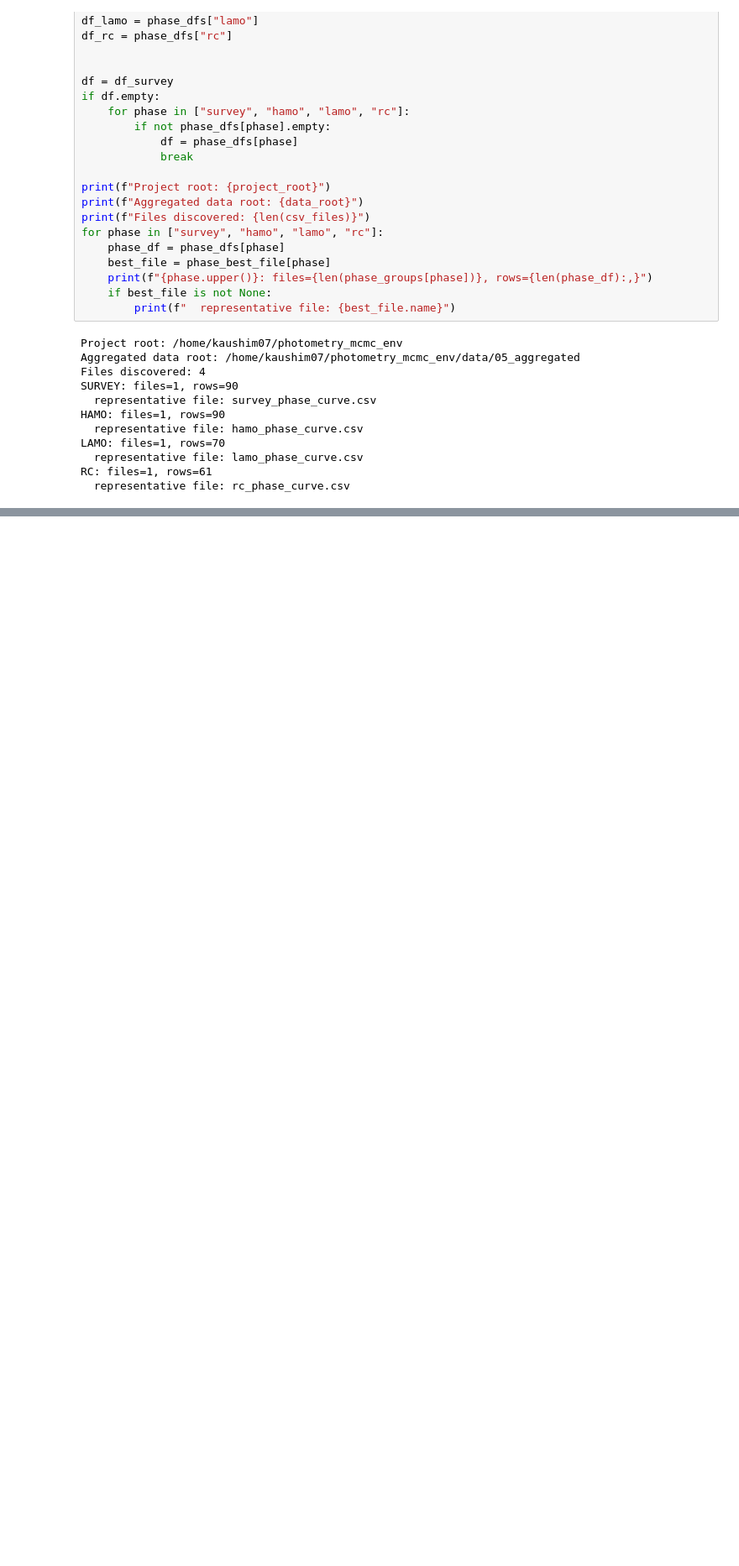
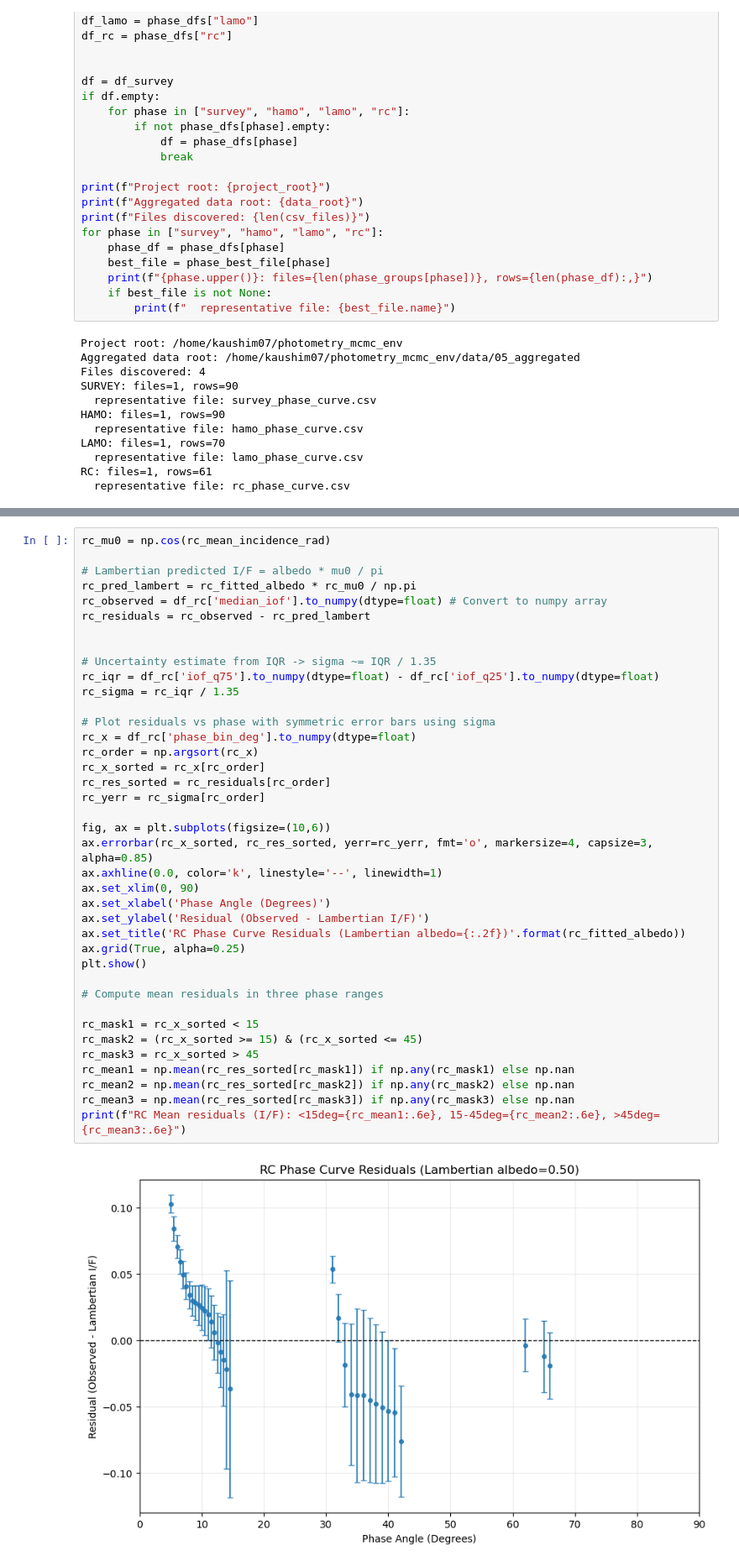
Before and after one commit to kaushikmastro/PhotometryPipeline, a Jupyter notebook: notebooks/Lambertian_baseline_fit.ipynb, the cells around one changed output, grey strips where cells are left out. Shown at 84% size. Cells and saved outputs as stored; diff of their text form; blank space fills up the shorter version.

Commit message:
feat: complete Lambertian baseline analysis and prove necessity of Lommel-Seeliger disk correction

```diff
--- a/notebooks/Lambertian_baseline_fit.ipynb
+++ b/notebooks/Lambertian_baseline_fit.ipynb
@@ -151,0 +153,41 @@ NameError: name 'predicted' is not defined
+# %%
+rc_mu0 = np.cos(rc_mean_incidence_rad)
+
+# Lambertian predicted I/F = albedo * mu0 / pi
+rc_pred_lambert = rc_fitted_albedo * rc_mu0 / np.pi
+rc_observed = df_rc['median_iof'].to_numpy(dtype=float) # Convert to numpy array
+rc_residuals = rc_observed - rc_pred_lambert
+
+
+# Uncertainty estimate from IQR -> sigma ~= IQR / 1.35
+rc_iqr = df_rc['iof_q75'].to_numpy(dtype=float) - df_rc['iof_q25'].to_numpy(dtype=float)
+rc_sigma = rc_iqr / 1.35
+
+# Plot residuals vs phase with symmetric error bars using sigma
+rc_x = df_rc['phase_bin_deg'].to_numpy(dtype=float)
+rc_order = np.argsort(rc_x)
+rc_x_sorted = rc_x[rc_order]
+rc_res_sorted = rc_residuals[rc_order]
+rc_yerr = rc_sigma[rc_order]
+
+fig, ax = plt.subplots(figsize=(10,6))
+ax.errorbar(rc_x_sorted, rc_res_sorted, yerr=rc_yerr, fmt='o', markersize=4, capsize=3, alpha=0.85)
+ax.axhline(0.0, color='k', linestyle='--', linewidth=1)
+ax.set_xlim(0, 90)
+ax.set_xlabel('Phase Angle (Degrees)')
+ax.set_ylabel('Residual (Observed - Lambertian I/F)')
+ax.set_title('RC Phase Curve Residuals (Lambertian albedo={:.2f})'.format(rc_fitted_albedo))
+ax.grid(True, alpha=0.25)
+plt.show()
+
+# Compute mean residuals in three phase ranges
+
+rc_mask1 = rc_x_sorted < 15
+rc_mask2 = (rc_x_sorted >= 15) & (rc_x_sorted <= 45)
+rc_mask3 = rc_x_sorted > 45
+rc_mean1 = np.mean(rc_res_sorted[rc_mask1]) if np.any(rc_mask1) else np.nan
+rc_mean2 = np.mean(rc_res_sorted[rc_mask2]) if np.any(rc_mask2) else np.nan
+rc_mean3 = np.mean(rc_res_sorted[rc_mask3]) if np.any(rc_mask3) else np.nan
+print(f"RC Mean residuals (I/F): <15deg={rc_mean1:.6e}, 15-45deg={rc_mean2:.6e}, >45deg={rc_mean3:.6e}")
+# %% [output]
+[figure, added]
```
Also changed, not shown: parts of 21 cells of this notebook.
